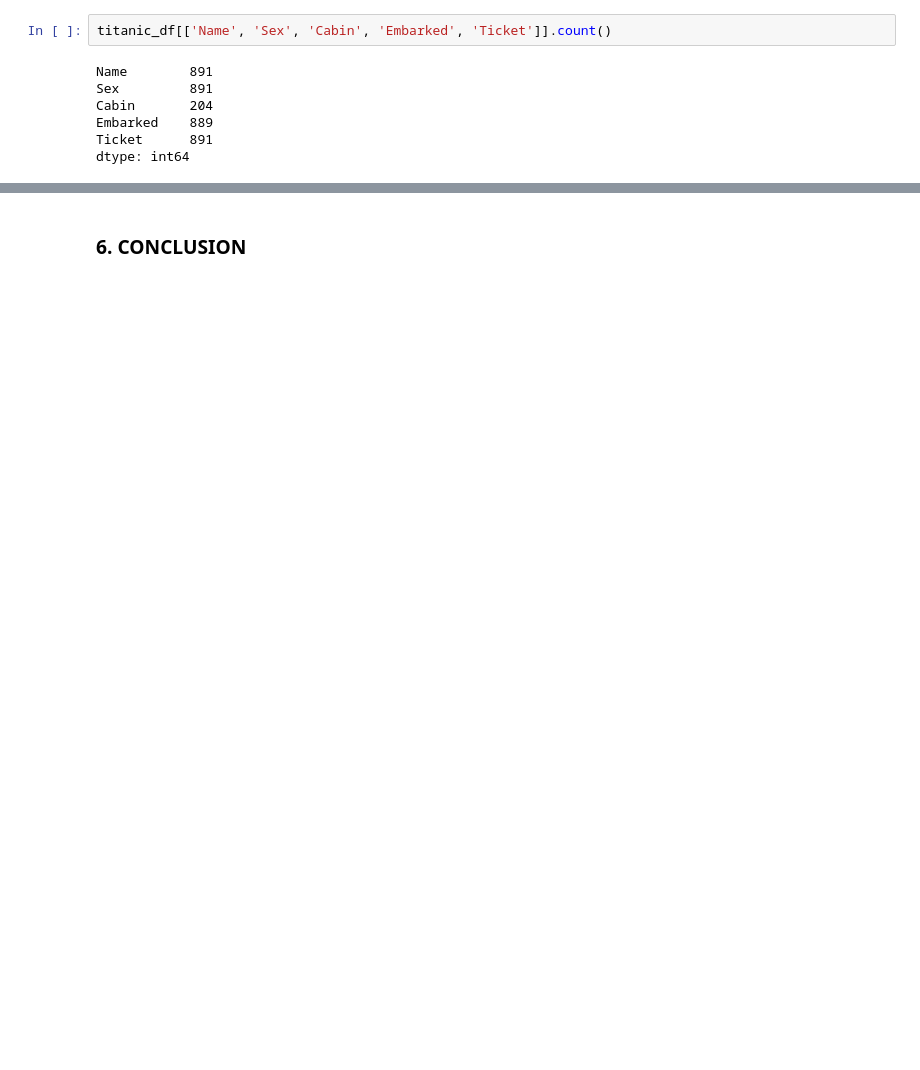
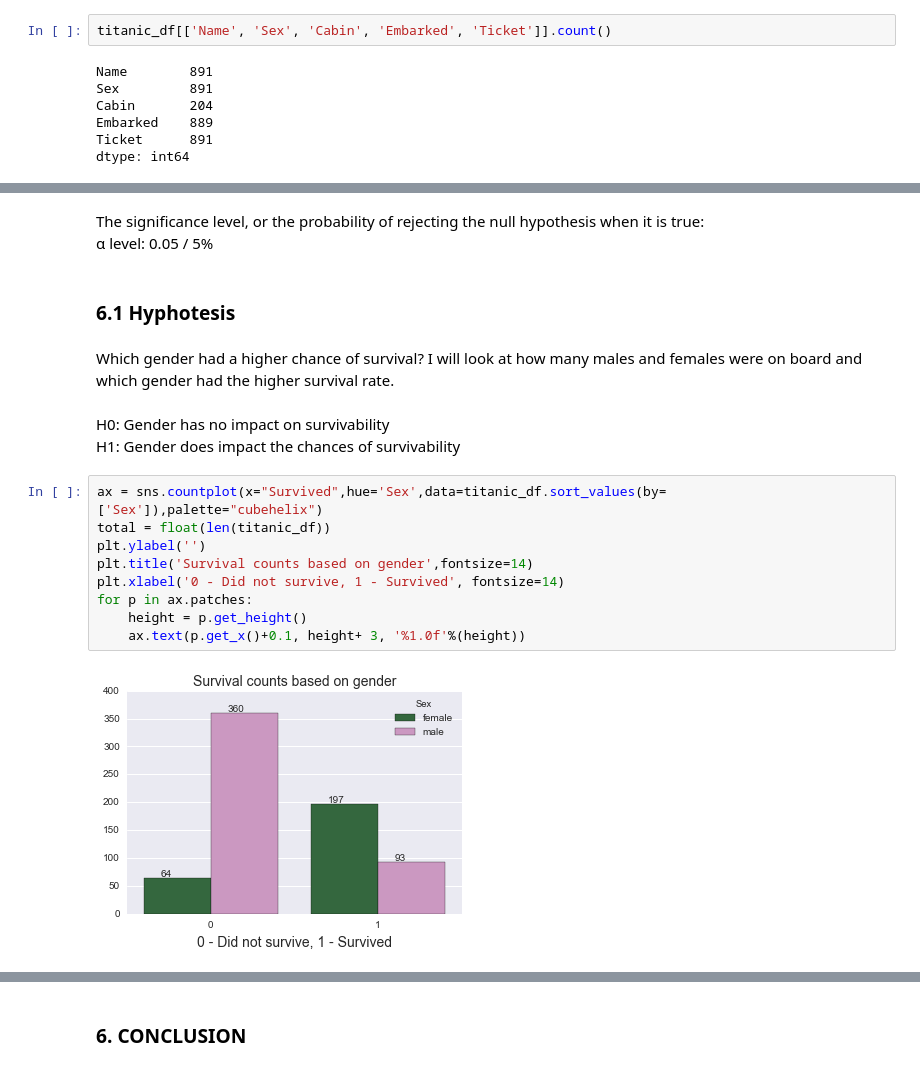
Before and after one commit to daivaSts/P2-Investigate-a-Dataset, a Jupyter notebook: P2_Titanic_data_analysis.ipynb, the cells around one changed output, grey strips where cells are left out. Cells and saved outputs as stored; diff of their text form; blank space fills up the shorter version.

```diff
--- a/P2_Titanic_data_analysis.ipynb
+++ b/P2_Titanic_data_analysis.ipynb
@@ -333,0 +310,21 @@ print pvalue
+# %% [markdown]
+The significance level, or the probability of rejecting the null hypothesis when it is true:<br>
+α level: 0.05 / 5%
+# %% [markdown]
+### 6.1 Hyphotesis
+# %% [markdown]
+Which gender had a higher chance of survival? I will look at how many males and females were on board and which gender had the higher survival rate.
+# %% [markdown]
+H0: Gender has no impact on survivability<br/>
+H1: Gender does impact the chances of survivability<br/>
+# %%
+ax = sns.countplot(x="Survived",hue='Sex',data=titanic_df.sort_values(by=['Sex']),palette="cubehelix")
+total = float(len(titanic_df))
+plt.ylabel('')
+plt.title('Survival counts based on gender',fontsize=14)
+plt.xlabel('0 - Did not survive, 1 - Survived', fontsize=14)
+for p in ax.patches:
+    height = p.get_height()
+    ax.text(p.get_x()+0.1, height+ 3, '%1.0f'%(height))
+# %% [output]
+[figure, added]
```
Also changed, not shown: parts of 123 cells of this notebook.
